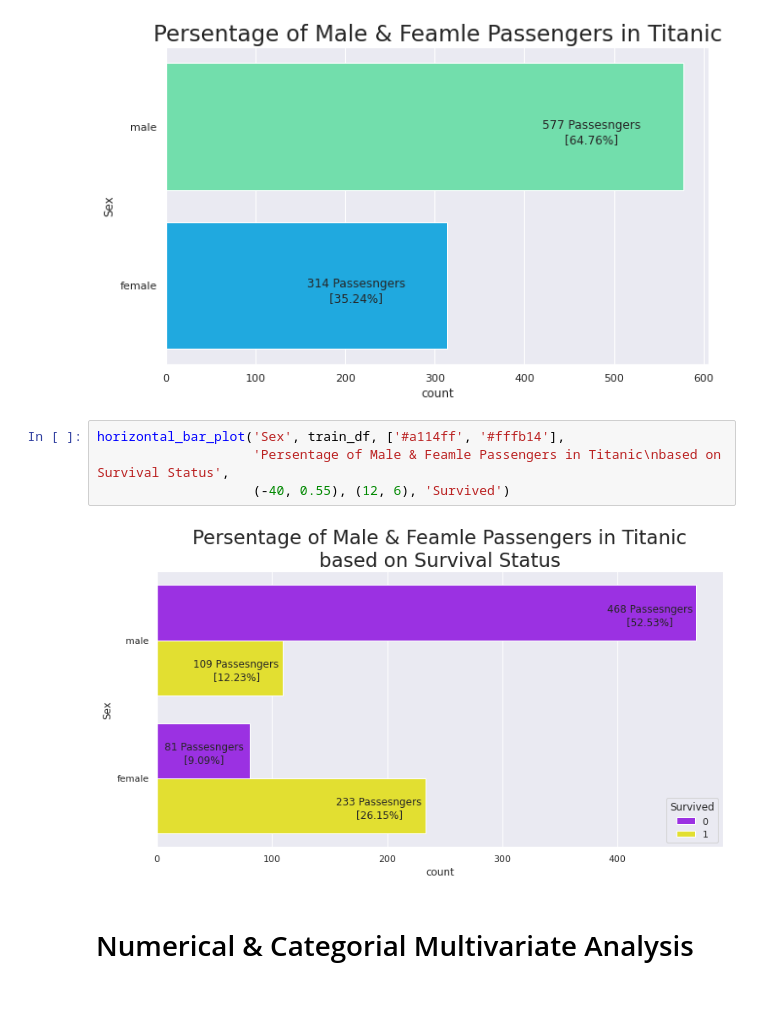
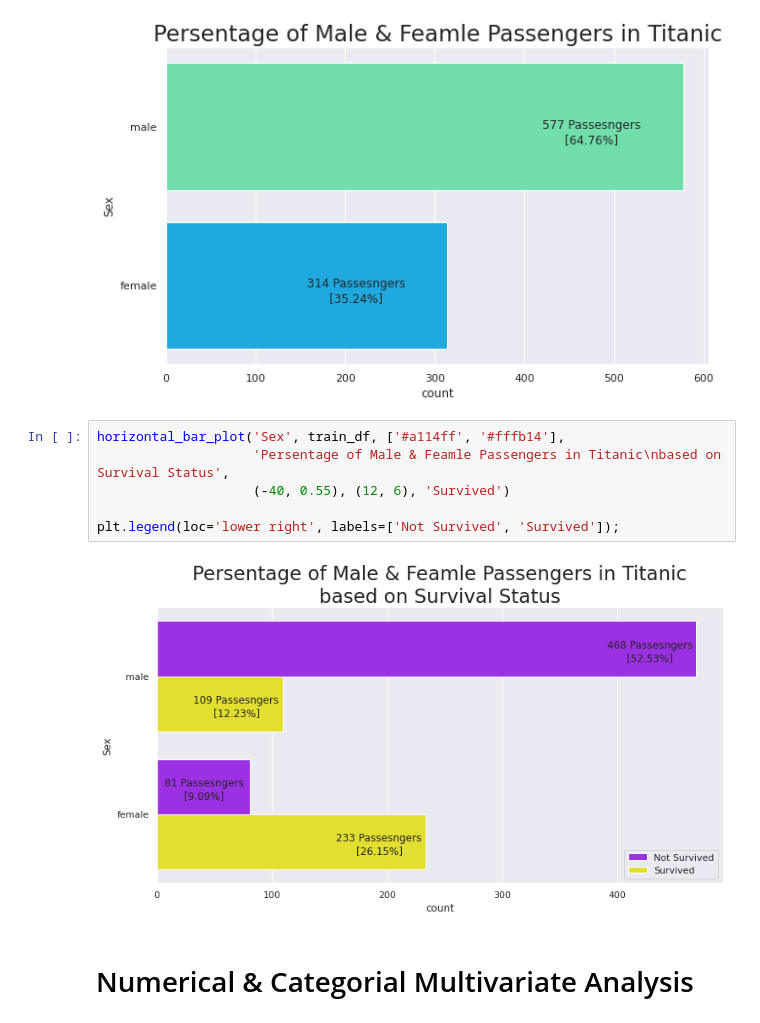
Before and after one commit to SatyaRay003/Titanic-Survival-Prediction, a Jupyter notebook: Titanic_EDA.ipynb, the cells around one changed output. Cells and saved outputs as stored; diff of their text form.

```diff
--- a/Titanic_EDA.ipynb
+++ b/Titanic_EDA.ipynb
@@ -519,9 +520,11 @@ horizontal_bar_plot('Sex', categorical_df, ['#60f0ad', '#00b7ff'],
 # %%
 horizontal_bar_plot('Sex', train_df, ['#a114ff', '#fffb14'],
                     'Persentage of Male & Feamle Passengers in Titanic\nbased on Survival Status',
                     (-40, 0.55), (12, 6), 'Survived')
+
+plt.legend(loc='lower right', labels=['Not Survived', 'Survived']);
 # %% [output]
-[figure, old version]
+[figure, new version]
 # %% [markdown]
 # Numerical & Categorial Multivariate Analysis
 # %% [markdown]
```
Also changed, not shown: parts of 13 cells of this notebook.
